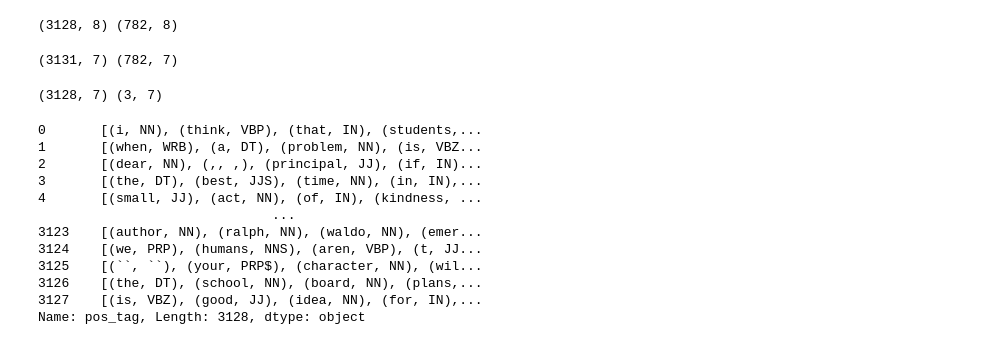
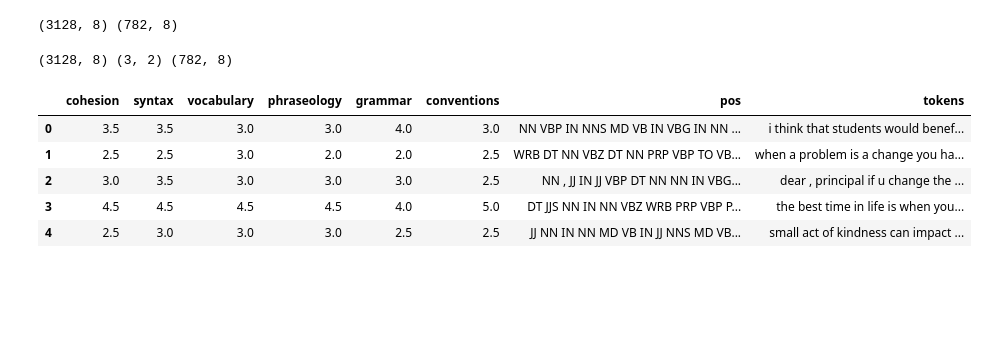
Before and after one commit to tenchipsofsalt/N-ELL-P, a Jupyter notebook: grammar.ipynb, the cells around one changed output. Cells and saved outputs as stored; diff of their text form; code cells hidden in the pictures; blank space fills up the shorter version.

Commit message:
Grammar but gradient shapes don't match up

```diff
--- a/grammar.ipynb
+++ b/grammar.ipynb
@@ -42,12 +43,9 @@ print(train_df.shape, validate_df.shape)
 # Merging Train and Test Data
 train_size = train_df.shape[0]
 test_size = test_df.shape[0]
-all_data = pd.concat((train_df, test_df)).reset_index(drop=True)
-all_data.drop(['text_id'], axis=1, inplace=True)
-validate_df.drop(['text_id'], axis=1, inplace=True)
-print(all_data.shape, validate_df.shape)
+print(train_df.shape, test_df.shape, valid_df.shape)
 # %% [output]
-(3131, 7) (782, 7)
+(3128, 8) (3, 2) (782, 8)
 # %%
 lemmatizer = WordNetLemmatizer()
 
@@ -74,7 +63,0 @@ validate_df['pos_tag'] = validate_df['pos_tag'].apply(lambda elem: elem[1])
-# %%
-train_data = all_data[:train_size].copy()
-test_data = all_data[train_size:].copy()
-
-print(train_data.shape, test_data.shape)
-# %% [output]
-(3128, 7) (3, 7)
@@ -81,17 +81,11 @@ print(train_data.shape, test_data.shape)
 # %%
 # tag parts of speech, add as feature
-train_data['pos_tag']
+train_df.head()
 # %% [output]
-0       [(i, NN), (think, VBP), (that, IN), (students,...
-1       [(when, WRB), (a, DT), (problem, NN), (is, VBZ...
-2       [(dear, NN), (,, ,), (principal, JJ), (if, IN)...
-3       [(the, DT), (best, JJS), (time, NN), (in, IN),...
-4       [(small, JJ), (act, NN), (of, IN), (kindness, ...
-                              ...
-3123    [(author, NN), (ralph, NN), (waldo, NN), (emer...
-3124    [(we, PRP), (humans, NNS), (aren, VBP), (t, JJ...
-3125    [(``, ``), (your, PRP$), (character, NN), (wil...
-3126    [(the, DT), (school, NN), (board, NN), (plans,...
-3127    [(is, VBZ), (good, JJ), (idea, NN), (for, IN),...
-Name: pos_tag, Length: 3128, dtype: object
+|  | cohesion | syntax | vocabulary | phraseology | grammar | conventions | pos | tokens |
+| 0 | 3.5 | 3.5 | 3.0 | 3.0 | 4.0 | 3.0 | NN VBP IN NNS MD VB IN VBG IN NN ... | i think that students would benef... |
+| 1 | 2.5 | 2.5 | 3.0 | 2.0 | 2.0 | 2.5 | WRB DT NN VBZ DT NN PRP VBP TO VB... | when a problem is a change you ha... |
+| 2 | 3.0 | 3.5 | 3.0 | 3.0 | 3.0 | 2.5 | NN , JJ IN JJ VBP DT NN NN IN VBG... | dear , principal if u change the ... |
+| 3 | 4.5 | 4.5 | 4.5 | 4.5 | 4.0 | 5.0 | DT JJS NN IN NN VBZ WRB PRP VBP P... | the best time in life is when you... |
+| 4 | 2.5 | 3.0 | 3.0 | 3.0 | 2.5 | 2.5 | JJ NN IN NN MD VB IN JJ NNS MD VB... | small act of kindness can impact ... |
 # %%
```
Also changed, not shown: parts of 14 cells of this notebook.
